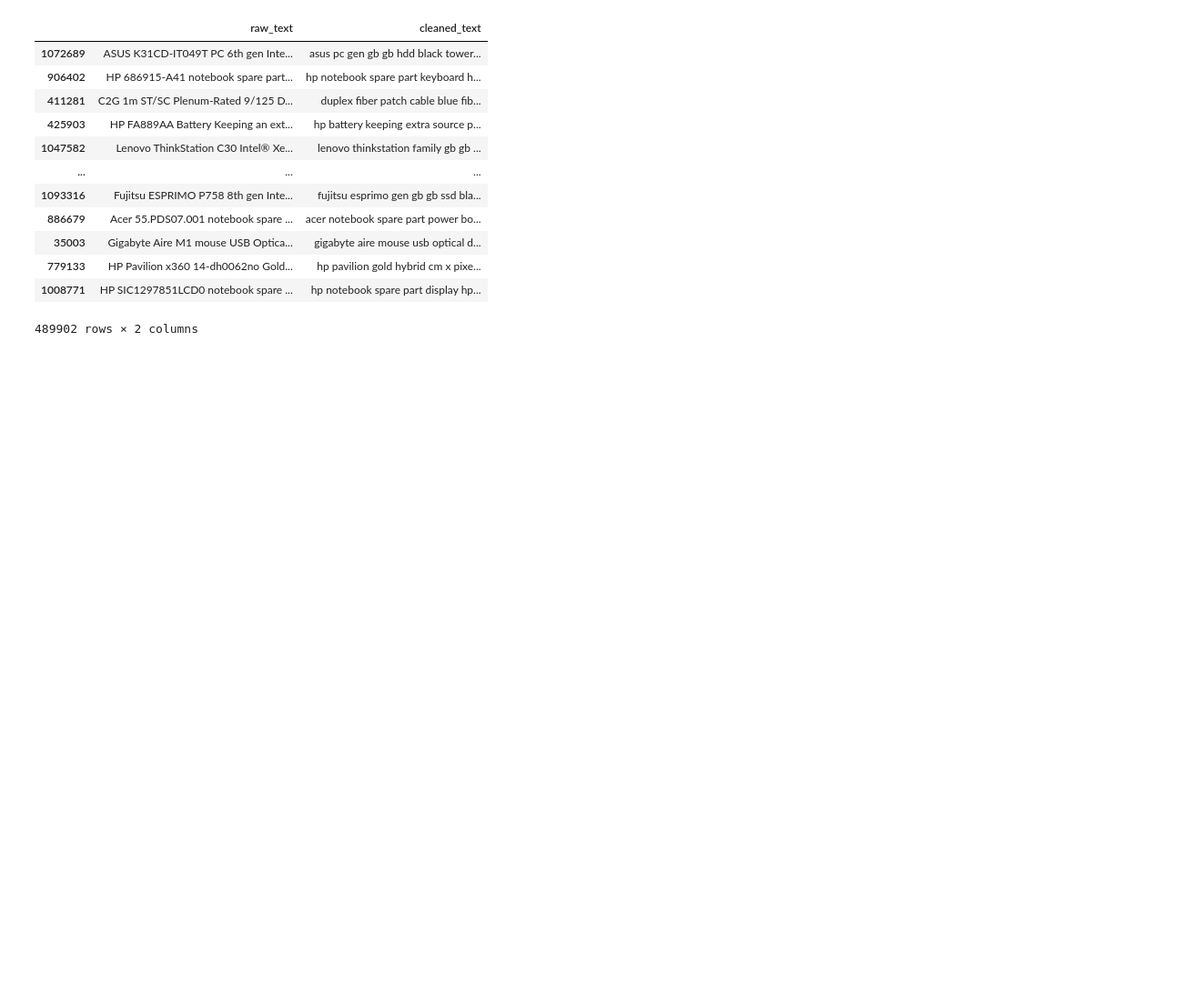
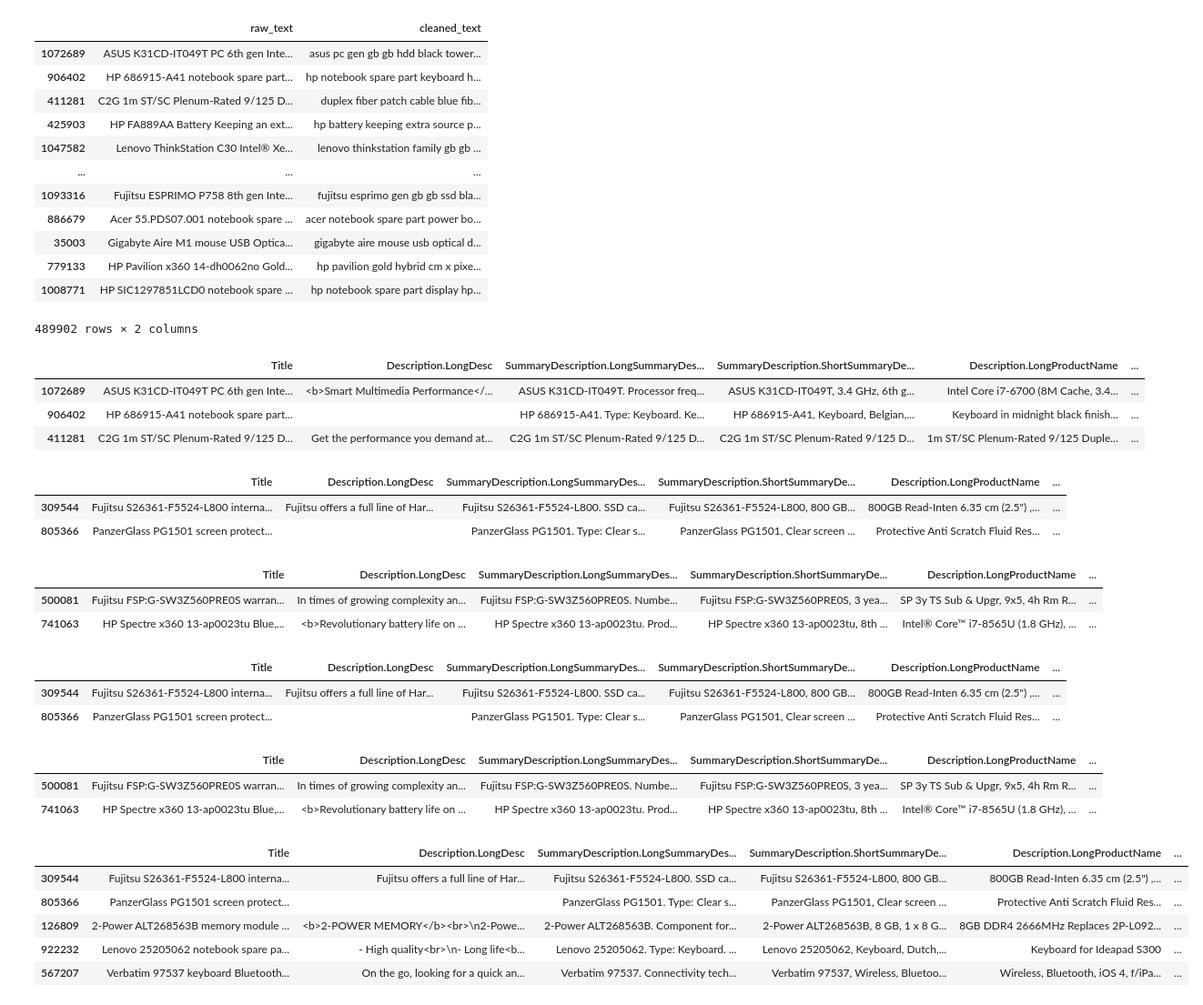
Before and after one commit to AlistairPereira/Taxonomy_LLM_models, a Jupyter notebook: main.ipynb, the cells around one changed output. Shown at 91% size. Drawn from its saved outputs; the diff is of its cells as text; code cells hidden in the pictures; blank space fills up the shorter version.

Commit message:
text preprocesing test, val data

```diff
--- a/main.ipynb
+++ b/main.ipynb
@@ -216,3 +216,10 @@ df_train[['raw_text','cleaned_text']]
 df_train.to_csv("icecat_preprocessed_train.csv", index=False)
 # %%
 df_train.to_json("icecat_preprocessed_train.json")
+# %%
+df_train.head(3)
+# %% [output]
+|  | Title | Description.LongDesc | SummaryDescription.LongSummaryDes... | SummaryDescription.ShortSummaryDe... | Description.LongProductName | ... |
+| 1072689 | ASUS K31CD-IT049T PC 6th gen Inte... | <b>Smart Multimedia Performance</... | ASUS K31CD-IT049T. Processor freq... | ASUS K31CD-IT049T, 3.4 GHz, 6th g... | Intel Core i7-6700 (8M Cache, 3.4... | ... |
+| 906402 | HP 686915-A41 notebook spare part... |  | HP 686915-A41. Type: Keyboard. Ke... | HP 686915-A41, Keyboard, Belgian,... | Keyboard in midnight black finish... | ... |
+| 411281 | C2G 1m ST/SC Plenum-Rated 9/125 D... | Get the performance you demand at... | C2G 1m ST/SC Plenum-Rated 9/125 D... | C2G 1m ST/SC Plenum-Rated 9/125 D... | 1m ST/SC Plenum-Rated 9/125 Duple... | ... |
@@ -218,0 +242,48 @@ df_train.to_json("icecat_preprocessed_train.json")
+# %%
+# Load validation and test sets
+df_validate = pd.read_json(r"D:\git\Taxonomy_LLM_models\icecat_data_validate.json")[use_cols]
+df_test = pd.read_json(r"D:\git\Taxonomy_LLM_models\icecat_data_test.json")[use_cols]
+# %%
+df_validate.head(2)
+# %% [output]
+|  | Title | Description.LongDesc | SummaryDescription.LongSummaryDes... | SummaryDescription.ShortSummaryDe... | Description.LongProductName | ... |
+| 309544 | Fujitsu S26361-F5524-L800 interna... | Fujitsu offers a full line of Har... | Fujitsu S26361-F5524-L800. SSD ca... | Fujitsu S26361-F5524-L800, 800 GB... | 800GB Read-Inten 6.35 cm (2.5") ,... | ... |
+| 805366 | PanzerGlass PG1501 screen protect... |  | PanzerGlass PG1501. Type: Clear s... | PanzerGlass PG1501, Clear screen ... | Protective Anti Scratch Fluid Res... | ... |
+# %%
+df_test.head(2)
+# %% [output]
+|  | Title | Description.LongDesc | SummaryDescription.LongSummaryDes... | SummaryDescription.ShortSummaryDe... | Description.LongProductName | ... |
+| 500081 | Fujitsu FSP:G-SW3Z560PRE0S warran... | In times of growing complexity an... | Fujitsu FSP:G-SW3Z560PRE0S. Numbe... | Fujitsu FSP:G-SW3Z560PRE0S, 3 yea... | SP 3y TS Sub & Upgr, 9x5, 4h Rm R... | ... |
+| 741063 | HP Spectre x360 13-ap0023tu Blue,... | <b>Revolutionary battery life on ... | HP Spectre x360 13-ap0023tu. Prod... | HP Spectre x360 13-ap0023tu, 8th ... | Intel® Core™ i7-8565U (1.8 GHz), ... | ... |
+# %%
+# Fill NaNs with empty strings
+df_validate.fillna("", inplace=True)
+df_test.fillna("", inplace=True)
+# %%
+df_validate["raw_text"] = df_validate.apply(combine_text, axis=1)
+df_test["raw_text"] = df_test.apply(combine_text, axis=1)
+# %%
+df_validate.head(2)
+# %% [output]
+|  | Title | Description.LongDesc | SummaryDescription.LongSummaryDes... | SummaryDescription.ShortSummaryDe... | Description.LongProductName | ... |
+| 309544 | Fujitsu S26361-F5524-L800 interna... | Fujitsu offers a full line of Har... | Fujitsu S26361-F5524-L800. SSD ca... | Fujitsu S26361-F5524-L800, 800 GB... | 800GB Read-Inten 6.35 cm (2.5") ,... | ... |
+| 805366 | PanzerGlass PG1501 screen protect... |  | PanzerGlass PG1501. Type: Clear s... | PanzerGlass PG1501, Clear screen ... | Protective Anti Scratch Fluid Res... | ... |
+# %%
+df_test.head(2)
+# %% [output]
+|  | Title | Description.LongDesc | SummaryDescription.LongSummaryDes... | SummaryDescription.ShortSummaryDe... | Description.LongProductName | ... |
+| 500081 | Fujitsu FSP:G-SW3Z560PRE0S warran... | In times of growing complexity an... | Fujitsu FSP:G-SW3Z560PRE0S. Numbe... | Fujitsu FSP:G-SW3Z560PRE0S, 3 yea... | SP 3y TS Sub & Upgr, 9x5, 4h Rm R... | ... |
+| 741063 | HP Spectre x360 13-ap0023tu Blue,... | <b>Revolutionary battery life on ... | HP Spectre x360 13-ap0023tu. Prod... | HP Spectre x360 13-ap0023tu, 8th ... | Intel® Core™ i7-8565U (1.8 GHz), ... | ... |
+# %%
+# Clean validation and test sets
+df_validate["cleaned_text"] = df_validate["raw_text"].progress_apply(clean_text)
+df_test["cleaned_text"] = df_test["raw_text"].progress_apply(clean_text)
+# %%
+df_validate.head()
+# %% [output]
+|  | Title | Description.LongDesc | SummaryDescription.LongSummaryDes... | SummaryDescription.ShortSummaryDe... | Description.LongProductName | ... |
+| 309544 | Fujitsu S26361-F5524-L800 interna... | Fujitsu offers a full line of Har... | Fujitsu S26361-F5524-L800. SSD ca... | Fujitsu S26361-F5524-L800, 800 GB... | 800GB Read-Inten 6.35 cm (2.5") ,... | ... |
+| 805366 | PanzerGlass PG1501 screen protect... |  | PanzerGlass PG1501. Type: Clear s... | PanzerGlass PG1501, Clear screen ... | Protective Anti Scratch Fluid Res... | ... |
+| 126809 | 2-Power ALT268563B memory module ... | <b>2-POWER MEMORY</b><br>\n2-Powe... | 2-Power ALT268563B. Component for... | 2-Power ALT268563B, 8 GB, 1 x 8 G... | 8GB DDR4 2666MHz Replaces 2P-L092... | ... |
+| 922232 | Lenovo 25205062 notebook spare pa... | - High quality<br>\n- Long life<b... | Lenovo 25205062. Type: Keyboard. ... | Lenovo 25205062, Keyboard, Dutch,... | Keyboard for Ideapad S300 | ... |
+| 567207 | Verbatim 97537 keyboard Bluetooth... | On the go, looking for a quick an... | Verbatim 97537. Connectivity tech... | Verbatim 97537, Wireless, Bluetoo... | Wireless, Bluetooth, iOS 4, f/iPa... | ... |
```
Also changed, not shown: parts of 4 cells of this notebook.
